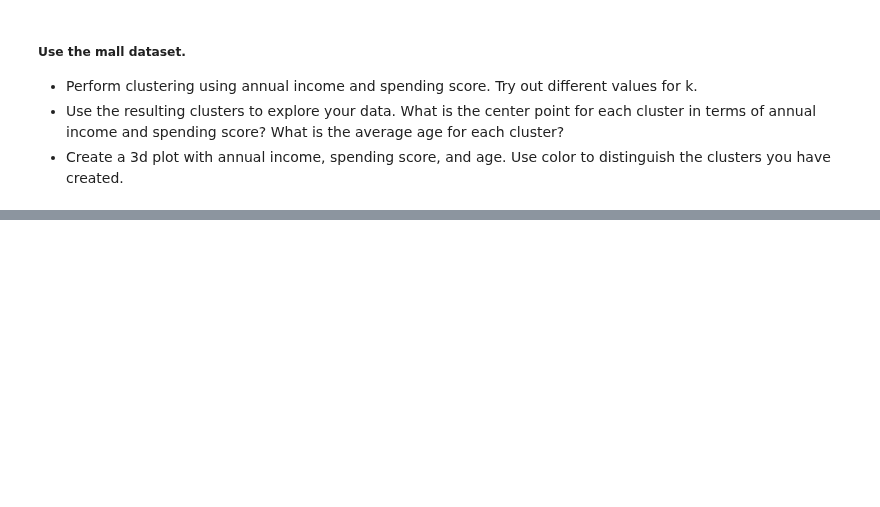
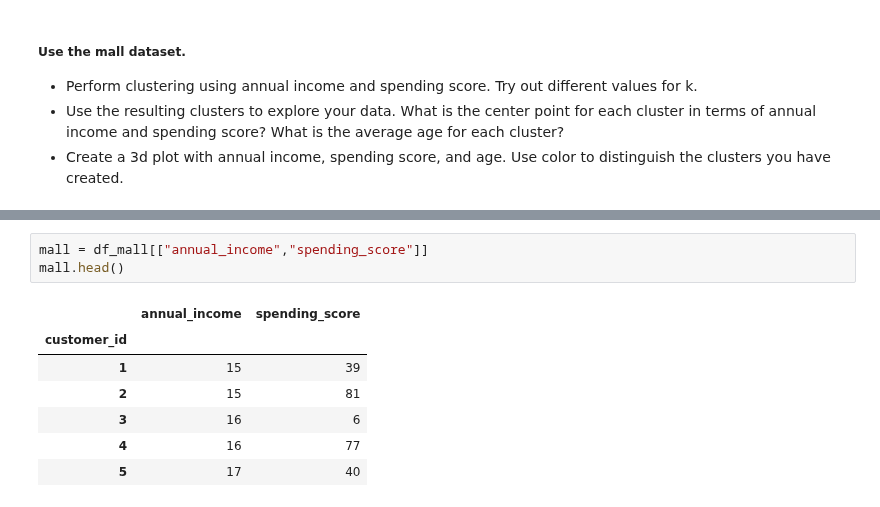
Before and after one commit to misty-garcia/ds-methodologies-exercises, a Jupyter notebook: clustering/modeling.ipynb, the cells around one changed output, grey strips where cells are left out. Drawn from its saved outputs; the diff is of its cells as text; blank space fills up the shorter version.

```diff
--- a/clustering/modeling.ipynb
+++ b/clustering/modeling.ipynb
@@ -82,0 +98,11 @@ memory usage: 7.9+ KB
+# %%
+mall = df_mall[["annual_income","spending_score"]]
+mall.head()
+# %% [output]
+|  | annual_income | spending_score |
+| customer_id |  |  |
+| 1 | 15 | 39 |
+| 2 | 15 | 81 |
+| 3 | 16 | 6 |
+| 4 | 16 | 77 |
+| 5 | 17 | 40 |
```
Also changed, not shown: parts of 16 cells of this notebook, 3 other files.
